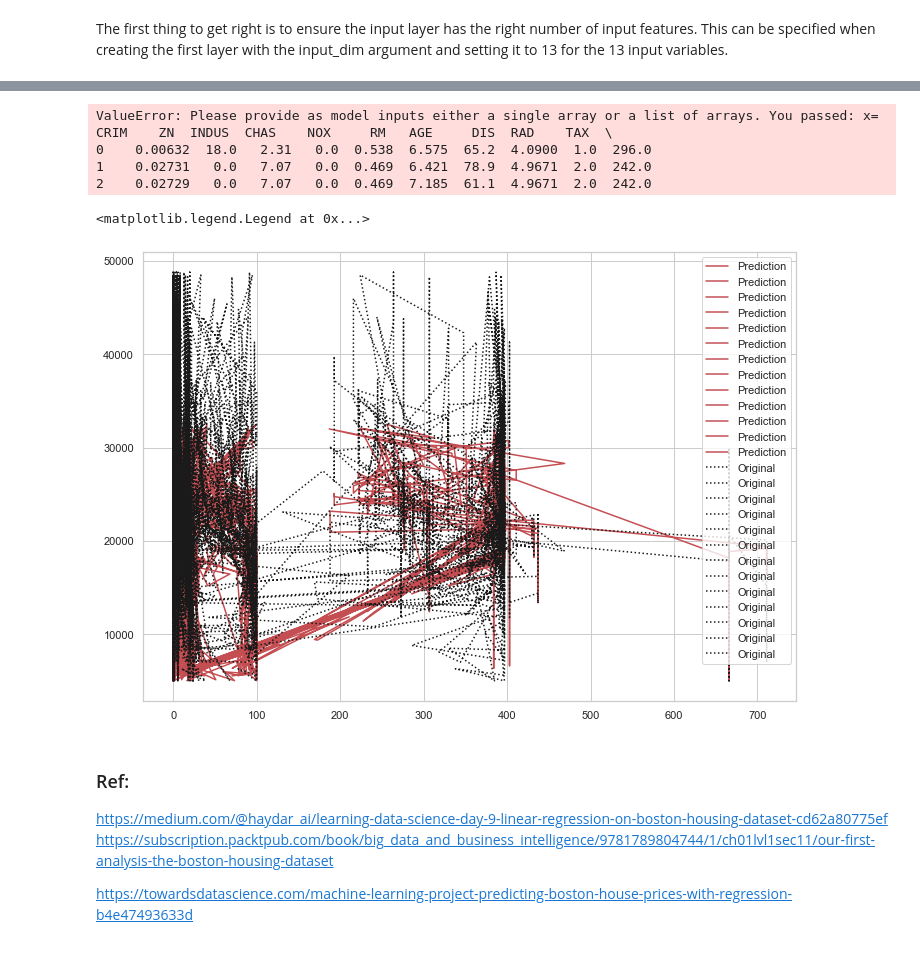
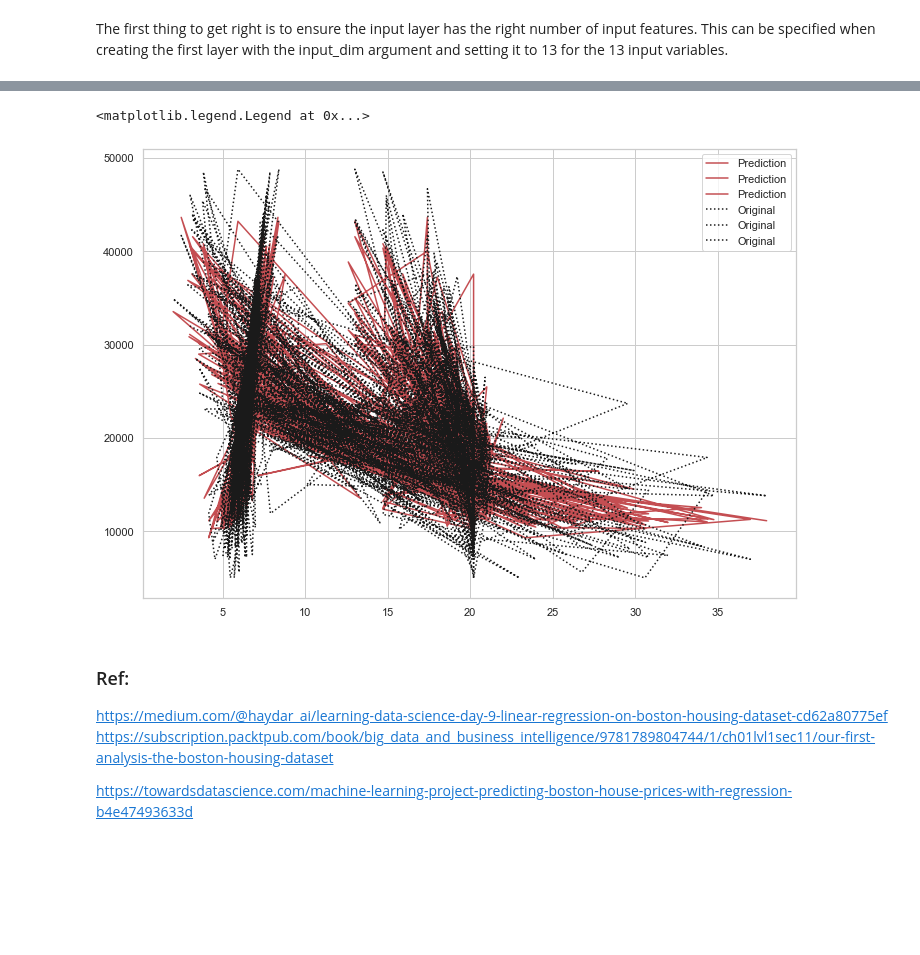
Before and after one commit to RitRa/MachineLearning-project, a Jupyter notebook: Machine Learning and Statistics Project 2019.ipynb, the cells around one changed output, grey strips where cells are left out. Cells and saved outputs as stored; diff of their text form; code cells hidden in the pictures; blank space fills up the shorter version.

Commit message:
improving the model

```diff
--- a/Machine Learning and Statistics Project 2019.ipynb
+++ b/Machine Learning and Statistics Project 2019.ipynb
@@ -368,8 +373,8 @@ The first thing to get right is to ensure the input layer has the right number o
 #input features (X)
 #inputs = boston.iloc[:, 0:13]
 # only take the features that have a strong correlation of MEDV
-#train_X = boston[['RM', 'LSTAT']]
-train_X = boston.drop(columns=['MEDV'])
+features = boston[['RM', 'LSTAT', 'PTRATIO']]
+#train_X = boston.drop(columns=['MEDV'])
 # What we want to predict
 #train_y = boston.iloc[:,13]
-train_y = boston[['MEDV']]
+prices = boston[['MEDV']]
@@ -378,0 +453,8 @@ m = kr.models.Sequential()
+# %%
+#create model
+model = Sequential()
+
+#get number of columns in training data
+n_cols = X_train.shape[1]
+m.compile(loss="binary_crossentropy", optimizer="adam", metrics=['accuracy'])
+loss, accuracy = m.evaluate(inputs, output, verbose=0)
@@ -379,29 +463,29 @@ m = kr.models.Sequential()
 # %%
-# Add neurons.
-# input dim = number of inputs
-# softmax, relu
-
 #create model
 model = Sequential()
 
 #get number of columns in training data
-n_cols = train_X.shape[1]
+n_cols = X_train.shape[1]
 
 #add model layers
 
 # input dim = number of inputs
-m.add(kr.layers.Dense(10, activation='relu', input_shape=(n_cols,)))
-m.add(kr.layers.Dense(30, activation="relu"))
-m.add(kr.layers.Dense(10, activation="relu"))
-
+m.add(kr.layers.Dense(64, activation='relu', input_shape=(n_cols,)))
+m.add(kr.layers.Dense(64, activation="relu"))
+#m.add(kr.layers.Dense(10, activation="relu"))
 #how many outputs?
 m.add(kr.layers.Dense(1))
-# Compile the model.  adam, sgd, RMSprop
+
+
 #compile model using mse as a measure of model performance
-m.compile(optimizer='adam', loss='mean_squared_error')
+#m.compile(optimizer='RMSprop', loss='mean_squared_error', metrics=['accuracy'])
+m.compile(optimizer='adam', loss='mean_squared_error', metrics=['accuracy'])
 
 # Train the model.
-m.fit(train_X, train_y, epochs=50, batch_size=20)
+m.fit(X_train, y_train, epochs=1000, batch_size=10, validation_data=(X_test,y_test))
 
+score = m.evaluate(X_test, y_test, verbose = 0)
+print("Test Score:", score[0])
+print("Test Accuracy:", score[1])
 print(m.summary())
 # %% [output]
@@ -422,29 +506,18 @@ Trainable params: 791
 Non-trainable params: 0
 _________________________________________________________________
 None
-# %%
-from keras.callbacks import EarlyStopping
-#set early stopping monitor so the model stops training when it won't improve anymore
-early_stopping_monitor = EarlyStopping(patience=3)
-#train model
-model.fit(train_X, train_y, validation_split=0.2, epochs=30, callbacks=[early_stopping_monitor])
-# %% [output]
-ValueError: Please provide as model inputs either a single array or a list of arrays. You passed: x=        CRIM    ZN  INDUS  CHAS    NOX     RM   AGE     DIS  RAD    TAX  \
-0    0.00632  18.0   2.31   0.0  0.538  6.575  65.2  4.0900  1.0  296.0
-1    0.02731   0.0   7.07   0.0  0.469  6.421  78.9  4.9671  2.0  242.0
-2    0.02729   0.0   7.07   0.0  0.469  7.185  61.1  4.9671  2.0  242.0
 # %%
 
 # Run each x value through the neural network.
-p = m.predict(train_X)
+p = m.predict(X_train)
 
 # Plot the values.
-plt.plot(train_X, p, 'r-', label='Prediction')
-plt.plot(train_X, train_y, 'k:', label='Original')
+plt.plot(X_train, p, 'r-', label='Prediction')
+plt.plot(X_train, y_train, 'k:', label='Original')
 plt.legend()
 # %% [output]
 <matplotlib.legend.Legend at 0x...>
-[figure, old version]
+[figure, new version]
 # %% [markdown]
 ### Ref:
 https://medium.com/@haydar_ai/learning-data-science-day-9-linear-regression-on-boston-housing-dataset-cd62a80775ef
```
Also changed, not shown: parts of 9 cells of this notebook, 23 other files.
